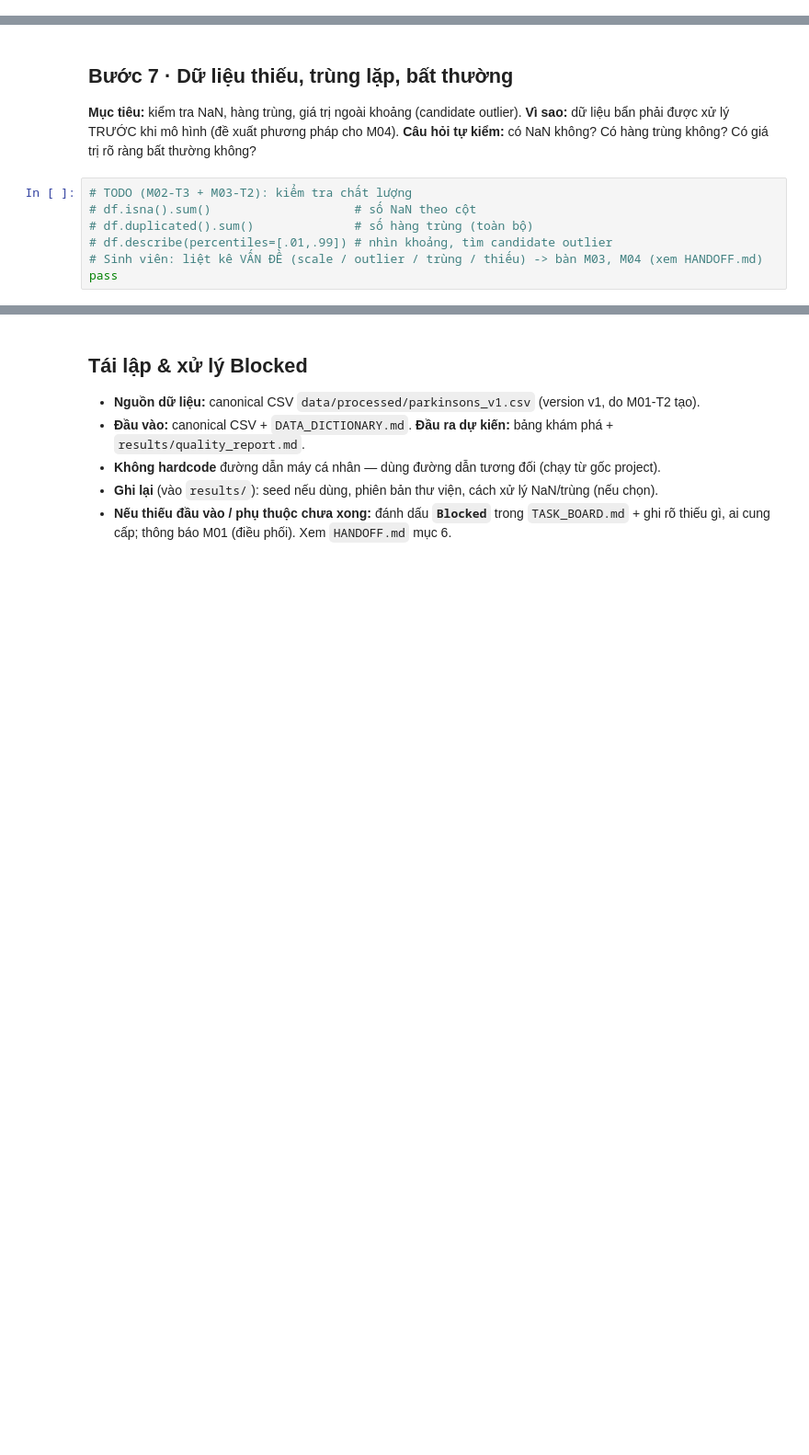
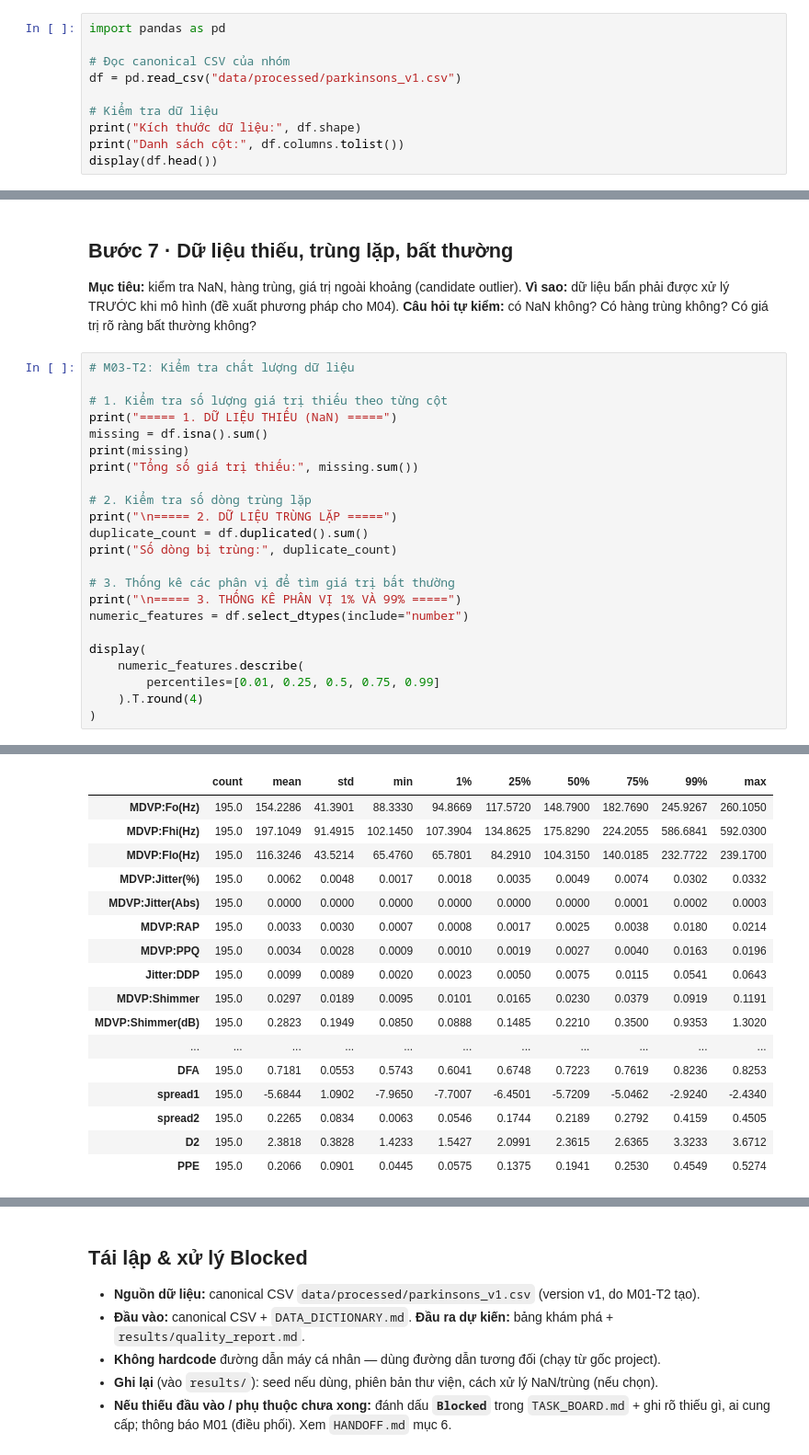
Before and after one commit to KaiyoDev/Nhom_3_KhaiThacDuLieu_Parkinsons, a Jupyter notebook: notebooks/01_data_exploration.ipynb, the cells around one changed output, grey strips where cells are left out. Shown at 92% size. Drawn from its saved outputs; the diff is of its cells as text; blank space fills up the shorter version.

Commit message:
feat(M03): complete data exploration and quality report

```diff
--- a/notebooks/01_data_exploration.ipynb
+++ b/notebooks/01_data_exploration.ipynb
@@ -102,0 +102,10 @@ pass
+# %%
+import pandas as pd
+
+# Đọc canonical CSV của nhóm
+df = pd.read_csv("data/processed/parkinsons_v1.csv")
+
+# Kiểm tra dữ liệu
+print("Kích thước dữ liệu:", df.shape)
+print("Danh sách cột:", df.columns.tolist())
+display(df.head())
@@ -116,10 +213,27 @@ pass
 **Mục tiêu:** kiểm tra NaN, hàng trùng, giá trị ngoài khoảng (candidate outlier).
 **Vì sao:** dữ liệu bẩn phải được xử lý TRƯỚC khi mô hình (đề xuất phương pháp cho M04).
 **Câu hỏi tự kiểm:** có NaN không? Có hàng trùng không? Có giá trị rõ ràng bất thường không?
-# %%
-# TODO (M02-T3 + M03-T2): kiểm tra chất lượng
-# df.isna().sum()                    # số NaN theo cột
-# df.duplicated().sum()              # số hàng trùng (toàn bộ)
-# df.describe(percentiles=[.01,.99]) # nhìn khoảng, tìm candidate outlier
-# Sinh viên: liệt kê VẤN ĐỀ (scale / outlier / trùng / thiếu) -> bàn M03, M04 (xem HANDOFF.md)
-pass
+# %%
+# M03-T2: Kiểm tra chất lượng dữ liệu
+
+# 1. Kiểm tra số lượng giá trị thiếu theo từng cột
+print("===== 1. DỮ LIỆU THIẾU (NaN) =====")
+missing = df.isna().sum()
+print(missing)
+print("Tổng số giá trị thiếu:", missing.sum())
+
+# 2. Kiểm tra số dòng trùng lặp
+print("\n===== 2. DỮ LIỆU TRÙNG LẶP =====")
+duplicate_count = df.duplicated().sum()
+print("Số dòng bị trùng:", duplicate_count)
+
+# 3. Thống kê các phân vị để tìm giá trị bất thường
+print("\n===== 3. THỐNG KÊ PHÂN VỊ 1% VÀ 99% =====")
+numeric_features = df.select_dtypes(include="number")
+
+display(
+    numeric_features.describe(
+        percentiles=[0.01, 0.25, 0.5, 0.75, 0.99]
+    ).T.round(4)
+)
+# %% [output]
@@ -126,3 +257,20 @@ pass
+|  | count | mean | std | min | 1% | 25% | 50% | 75% | 99% | max |
+| MDVP:Fo(Hz) | 195.0 | 154.2286 | 41.3901 | 88.3330 | 94.8669 | 117.5720 | 148.7900 | 182.7690 | 245.9267 | 260.1050 |
+| MDVP:Fhi(Hz) | 195.0 | 197.1049 | 91.4915 | 102.1450 | 107.3904 | 134.8625 | 175.8290 | 224.2055 | 586.6841 | 592.0300 |
+| MDVP:Flo(Hz) | 195.0 | 116.3246 | 43.5214 | 65.4760 | 65.7801 | 84.2910 | 104.3150 | 140.0185 | 232.7722 | 239.1700 |
+| MDVP:Jitter(%) | 195.0 | 0.0062 | 0.0048 | 0.0017 | 0.0018 | 0.0035 | 0.0049 | 0.0074 | 0.0302 | 0.0332 |
+| MDVP:Jitter(Abs) | 195.0 | 0.0000 | 0.0000 | 0.0000 | 0.0000 | 0.0000 | 0.0000 | 0.0001 | 0.0002 | 0.0003 |
+| MDVP:RAP | 195.0 | 0.0033 | 0.0030 | 0.0007 | 0.0008 | 0.0017 | 0.0025 | 0.0038 | 0.0180 | 0.0214 |
+| MDVP:PPQ | 195.0 | 0.0034 | 0.0028 | 0.0009 | 0.0010 | 0.0019 | 0.0027 | 0.0040 | 0.0163 | 0.0196 |
+| Jitter:DDP | 195.0 | 0.0099 | 0.0089 | 0.0020 | 0.0023 | 0.0050 | 0.0075 | 0.0115 | 0.0541 | 0.0643 |
+| MDVP:Shimmer | 195.0 | 0.0297 | 0.0189 | 0.0095 | 0.0101 | 0.0165 | 0.0230 | 0.0379 | 0.0919 | 0.1191 |
+| MDVP:Shimmer(dB) | 195.0 | 0.2823 | 0.1949 | 0.0850 | 0.0888 | 0.1485 | 0.2210 | 0.3500 | 0.9353 | 1.3020 |
+| ... | ... | ... | ... | ... | ... | ... | ... | ... | ... | ... |
+| DFA | 195.0 | 0.7181 | 0.0553 | 0.5743 | 0.6041 | 0.6748 | 0.7223 | 0.7619 | 0.8236 | 0.8253 |
+| spread1 | 195.0 | -5.6844 | 1.0902 | -7.9650 | -7.7007 | -6.4501 | -5.7209 | -5.0462 | -2.9240 | -2.4340 |
+| spread2 | 195.0 | 0.2265 | 0.0834 | 0.0063 | 0.0546 | 0.1744 | 0.2189 | 0.2792 | 0.4159 | 0.4505 |
+| D2 | 195.0 | 2.3818 | 0.3828 | 1.4233 | 1.5427 | 2.0991 | 2.3615 | 2.6365 | 3.3233 | 3.6712 |
+| PPE | 195.0 | 0.2066 | 0.0901 | 0.0445 | 0.0575 | 0.1375 | 0.1941 | 0.2530 | 0.4549 | 0.5274 |
 # %% [markdown]
 ## Kết quả & nhận xét (sinh viên tự điền — KHÔNG điền sẵn số)
 
```
Also changed, not shown: parts of 11 cells of this notebook, 2 other files.
